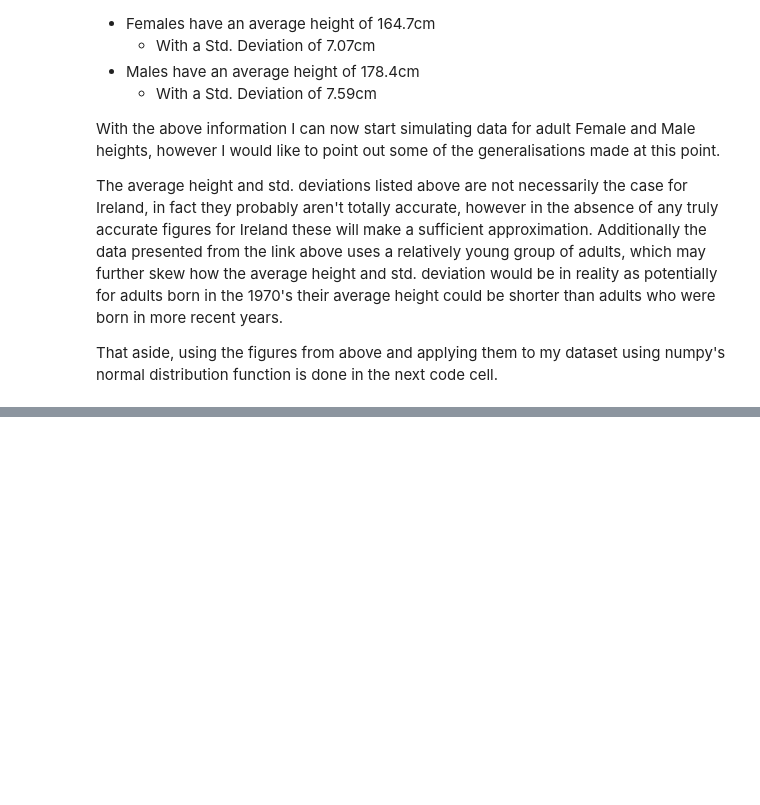
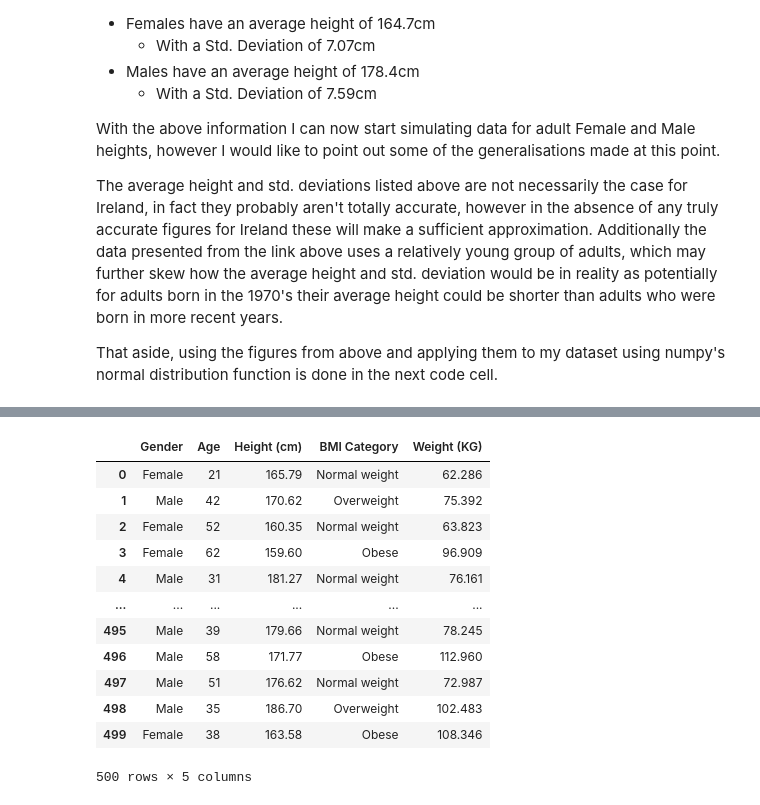
Before and after one commit to itskeithstudent/Programming-for-Data-Analysis-Project, a Jupyter notebook: Synthetic Data.ipynb, the cells around one changed output, grey strips where cells are left out. Cells and saved outputs as stored; diff of their text form; code cells hidden in the pictures; blank space fills up the shorter version.

```diff
--- a/Synthetic Data.ipynb
+++ b/Synthetic Data.ipynb
@@ -396,0 +403,16 @@ sns.scatterplot( x='Weight (KG)', y='Height (cm)', data=df, hue='BMI Category',
+# %%
+df
+# %% [output]
+|  | Gender | Age | Height (cm) | BMI Category | Weight (KG) |
+| 0 | Female | 21 | 165.79 | Normal weight | 62.286 |
+| 1 | Male | 42 | 170.62 | Overweight | 75.392 |
+| 2 | Female | 52 | 160.35 | Normal weight | 63.823 |
+| 3 | Female | 62 | 159.60 | Obese | 96.909 |
+| 4 | Male | 31 | 181.27 | Normal weight | 76.161 |
+| ... | ... | ... | ... | ... | ... |
+| 495 | Male | 39 | 179.66 | Normal weight | 78.245 |
+| 496 | Male | 58 | 171.77 | Obese | 112.960 |
+| 497 | Male | 51 | 176.62 | Normal weight | 72.987 |
+| 498 | Male | 35 | 186.70 | Overweight | 102.483 |
+| 499 | Female | 38 | 163.58 | Obese | 108.346 |
+500 rows × 5 columns
```
Also changed, not shown: parts of 10 cells of this notebook.
